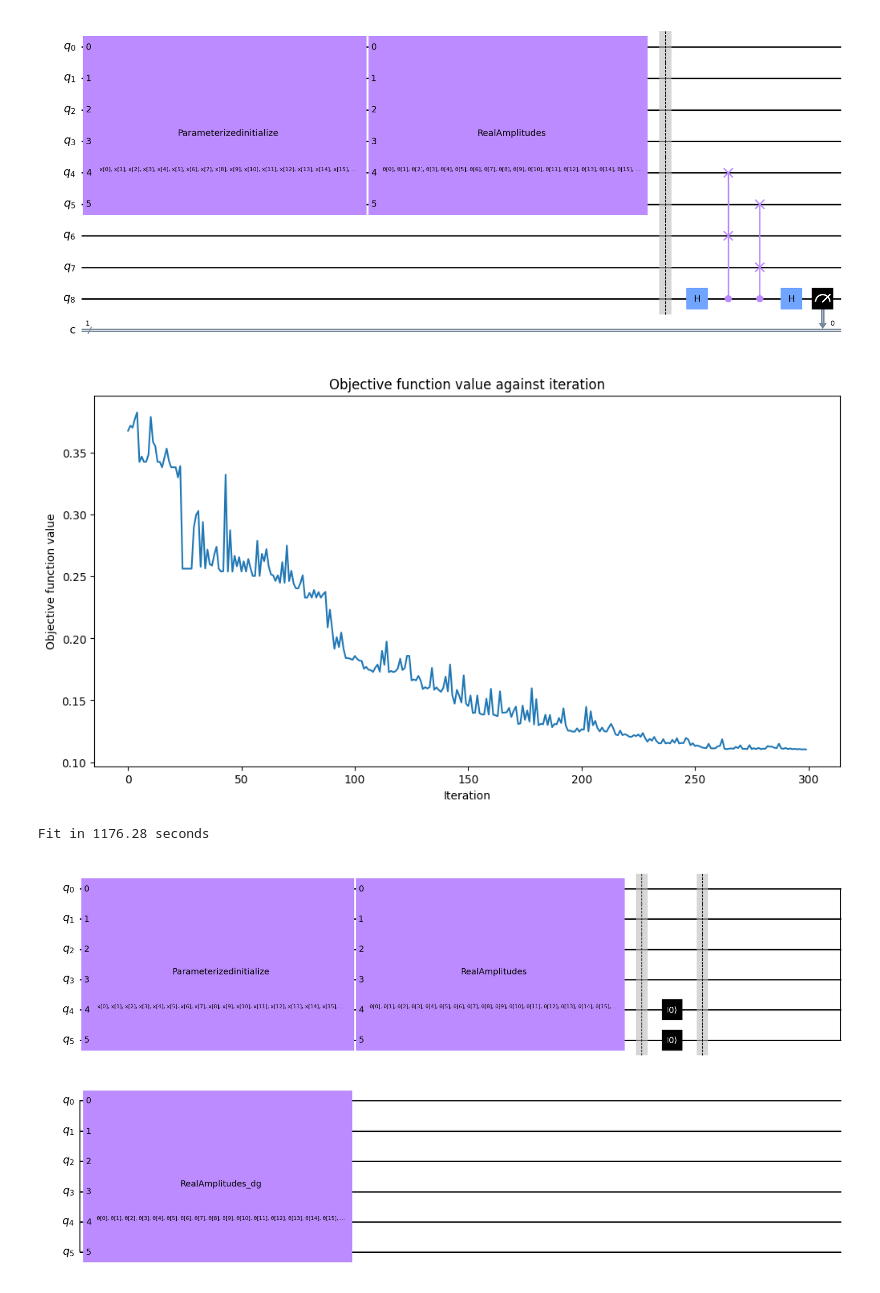
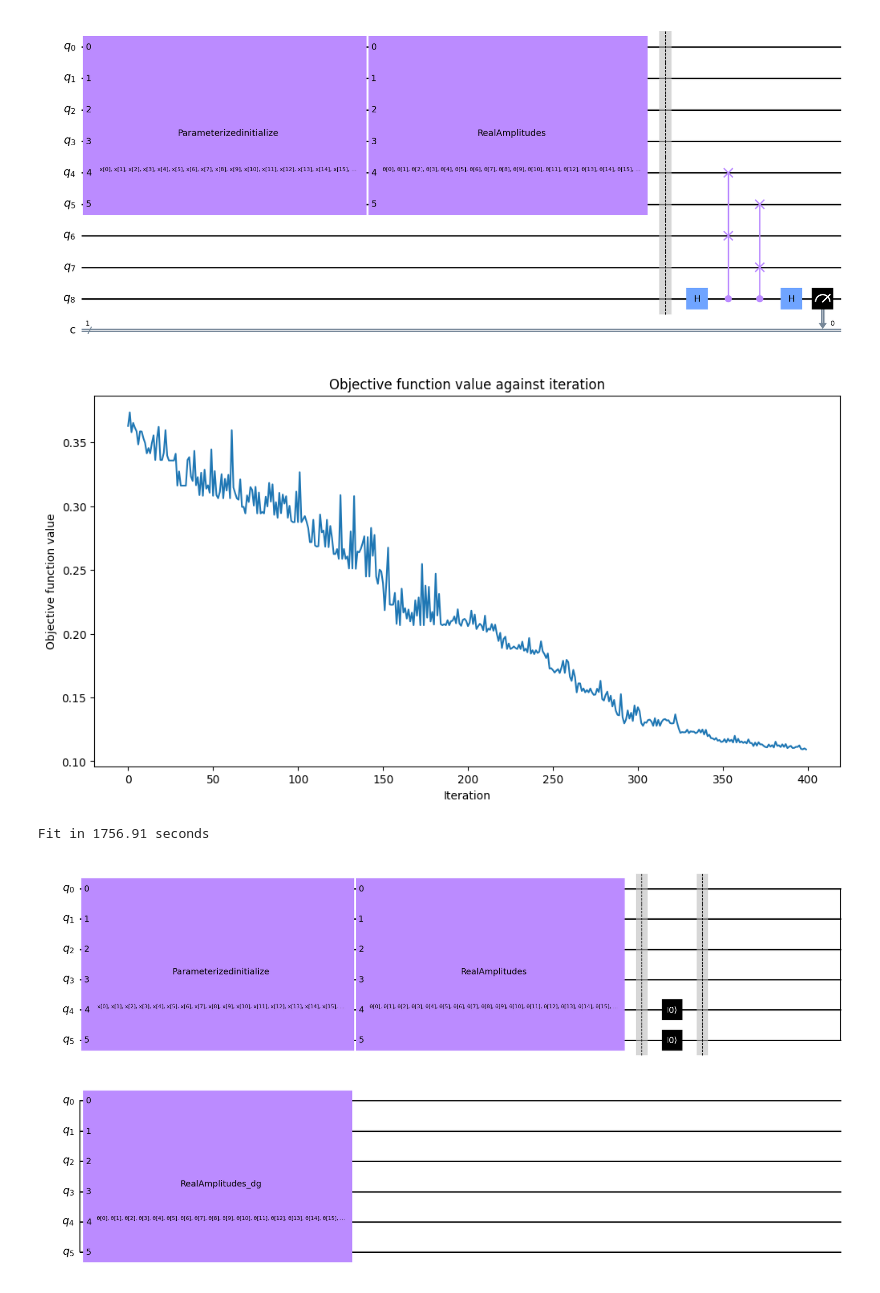
Before and after one commit to MoseGuerini/Quantum-Autoencoder, a Jupyter notebook: Quantum_Autoencoder.ipynb, the cells around one changed output. Saved outputs shown, nothing was run; the diff lists cells and outputs as text; code cells hidden in the pictures.

```diff
--- a/Quantum_Autoencoder.ipynb
+++ b/Quantum_Autoencoder.ipynb
@@ -102,7 +102,7 @@ Choose between RealAmplitudes or EfficientSU2 for the ansatz
 # %%
 #Define the ansatz and the number of repetitions
 def ansatz(num_qubits):
-    return RealAmplitudes(num_qubits, reps=3)
+    return RealAmplitudes(num_qubits, reps=5)
 # %%
 #Define the ansatz and the number of repetitions
 """ def ansatz(num_qubits):
@@ -172,21 +174,21 @@ def cost_func_digits(params_values):
 # %%
 #implementing the optimization
 
-opt = COBYLA(maxiter=300)
+opt = COBYLA(maxiter=400)
 initial_point = algorithm_globals.random.random(ae.num_parameters)
 
 objective_func_vals = []
 
 # make the plot nicer
 plt.rcParams["figure.figsize"] = (12, 6)
 
 start = time.time()
 opt_result = opt.minimize(fun=cost_func_digits, x0 = initial_point)
 elapsed = time.time() - start
 print(f"Fit in {elapsed:0.2f} seconds")
 # %% [output]
-[figure, old version]
+[figure, new version]
-Fit in 1176.28 seconds
+Fit in 1756.91 seconds
 # %%
 # Make the encoder followed by the decoder
 
```
Also changed, not shown: parts of 5 cells of this notebook.
